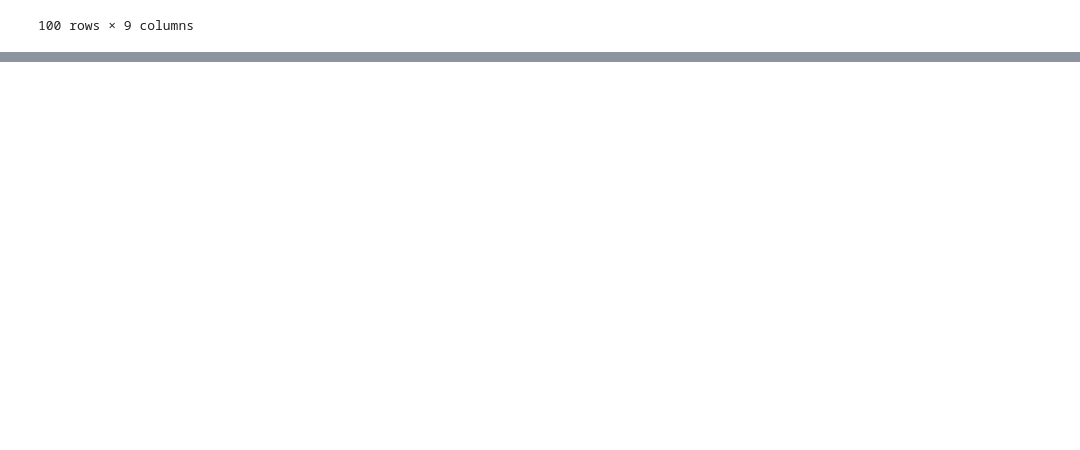
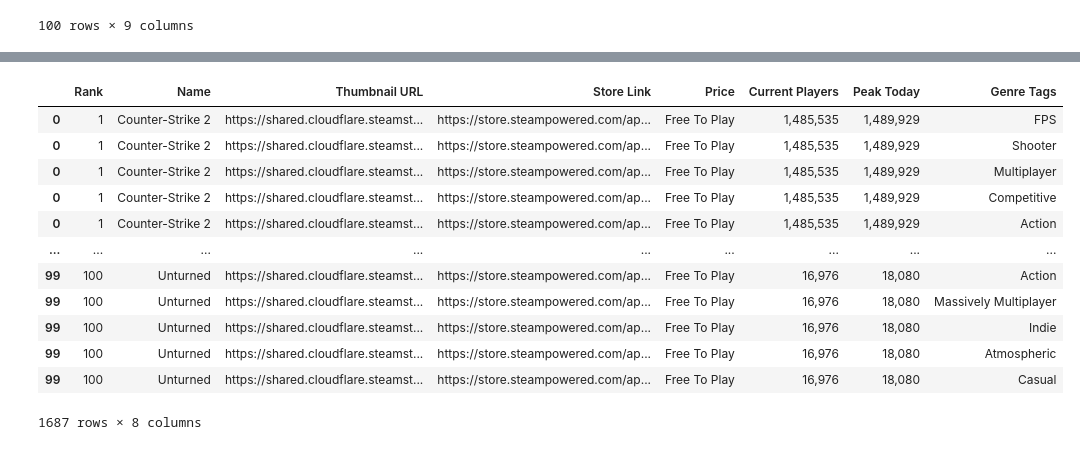
Before and after one commit to erikunevik/data_visualization_erik_unevik_de24, a Jupyter notebook: exercises/exercise0/exercise0erikunevik.ipynb, the cells around one changed output, grey strips where cells are left out. Saved outputs shown, nothing was run; the diff lists cells and outputs as text; code cells hidden in the pictures; blank space fills up the shorter version.

```diff
--- a/exercises/exercise0/exercise0erikunevik.ipynb
+++ b/exercises/exercise0/exercise0erikunevik.ipynb
@@ -814,0 +890,21 @@ df2
+# %%
+df2["Genre Tags"] = df2["Genre Tags"].str.split(", ")
+df_explode = df2.explode("Genre Tags")
+df_explode = df_explode[
+    ~df_explode["Genre Tags"].isin(["+", "", None]) # Cleaning it
+]
+df_explode
+# %% [output]
+|  | Rank | Name | Thumbnail URL | Store Link | Price | Current Players | Peak Today | Genre Tags |
+| 0 | 1 | Counter-Strike 2 | https://shared.cloudflare.steamst... | https://store.steampowered.com/ap... | Free To Play | 1,485,535 | 1,489,929 | FPS |
+| 0 | 1 | Counter-Strike 2 | https://shared.cloudflare.steamst... | https://store.steampowered.com/ap... | Free To Play | 1,485,535 | 1,489,929 | Shooter |
+| 0 | 1 | Counter-Strike 2 | https://shared.cloudflare.steamst... | https://store.steampowered.com/ap... | Free To Play | 1,485,535 | 1,489,929 | Multiplayer |
+| 0 | 1 | Counter-Strike 2 | https://shared.cloudflare.steamst... | https://store.steampowered.com/ap... | Free To Play | 1,485,535 | 1,489,929 | Competitive |
+| 0 | 1 | Counter-Strike 2 | https://shared.cloudflare.steamst... | https://store.steampowered.com/ap... | Free To Play | 1,485,535 | 1,489,929 | Action |
+| ... | ... | ... | ... | ... | ... | ... | ... | ... |
+| 99 | 100 | Unturned | https://shared.cloudflare.steamst... | https://store.steampowered.com/ap... | Free To Play | 16,976 | 18,080 | Action |
+| 99 | 100 | Unturned | https://shared.cloudflare.steamst... | https://store.steampowered.com/ap... | Free To Play | 16,976 | 18,080 | Massively Multiplayer |
+| 99 | 100 | Unturned | https://shared.cloudflare.steamst... | https://store.steampowered.com/ap... | Free To Play | 16,976 | 18,080 | Indie |
+| 99 | 100 | Unturned | https://shared.cloudflare.steamst... | https://store.steampowered.com/ap... | Free To Play | 16,976 | 18,080 | Atmospheric |
+| 99 | 100 | Unturned | https://shared.cloudflare.steamst... | https://store.steampowered.com/ap... | Free To Play | 16,976 | 18,080 | Casual |
+1687 rows × 8 columns
```
Also changed, not shown: parts of 19 cells of this notebook, 11 other files.
